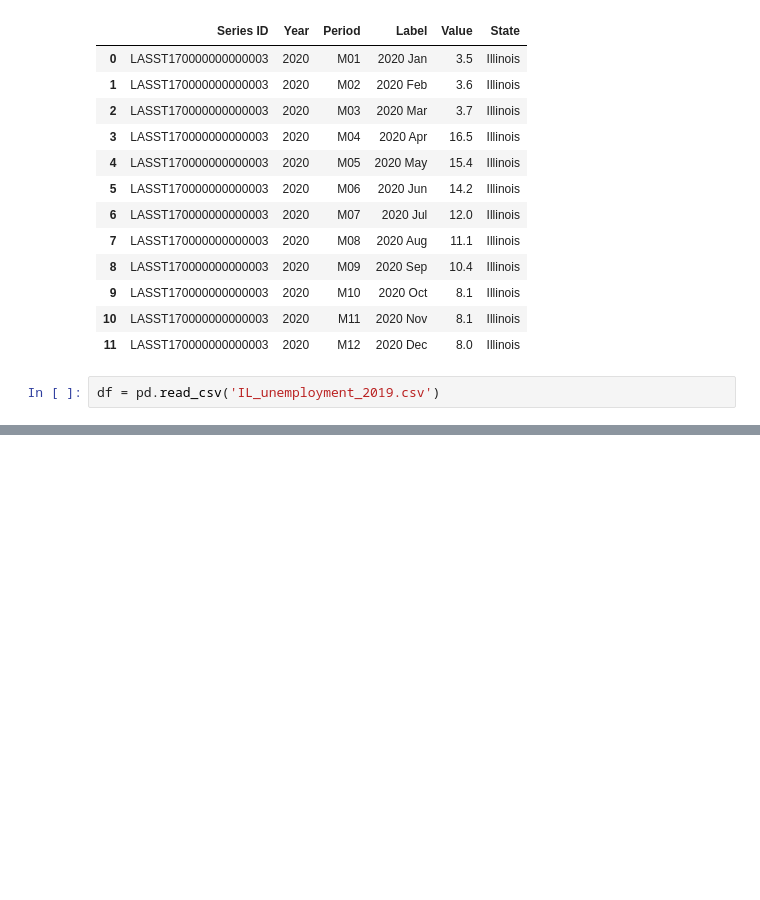
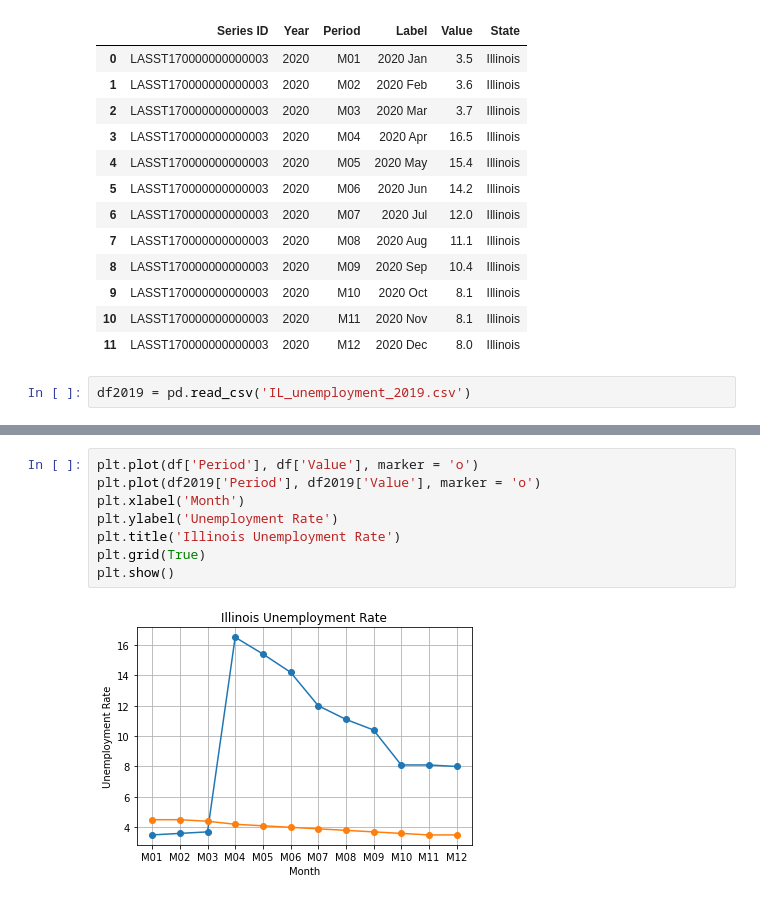
Before and after one commit to erickzli/IS597-COVID-Project, a Jupyter notebook: Kerstin's Folder/Clean Data- IL Unemployment 2020.ipynb, the cells around one changed output, grey strips where cells are left out. Drawn from its saved outputs; the diff is of its cells as text; blank space fills up the shorter version.

Commit message:
Add line graph

```diff
--- a/Kerstin's Folder/Clean Data- IL Unemployment 2020.ipynb
+++ b/Kerstin's Folder/Clean Data- IL Unemployment 2020.ipynb
@@ -116,4 +116,4 @@ df
 | 10 | LASST170000000000003 | 2020 | M11 | 2020 Nov | 8.1 | Illinois |
 | 11 | LASST170000000000003 | 2020 | M12 | 2020 Dec | 8.0 | Illinois |
 # %%
-df = pd.read_csv('IL_unemployment_2019.csv')
+df2019 = pd.read_csv('IL_unemployment_2019.csv')
@@ -124,0 +136,10 @@ plt.show()
+# %%
+plt.plot(df['Period'], df['Value'], marker = 'o')
+plt.plot(df2019['Period'], df2019['Value'], marker = 'o')
+plt.xlabel('Month')
+plt.ylabel('Unemployment Rate')
+plt.title('Illinois Unemployment Rate')
+plt.grid(True)
+plt.show()
+# %% [output]
+[figure, added]
```
Also changed, not shown: parts of 2 cells of this notebook.
